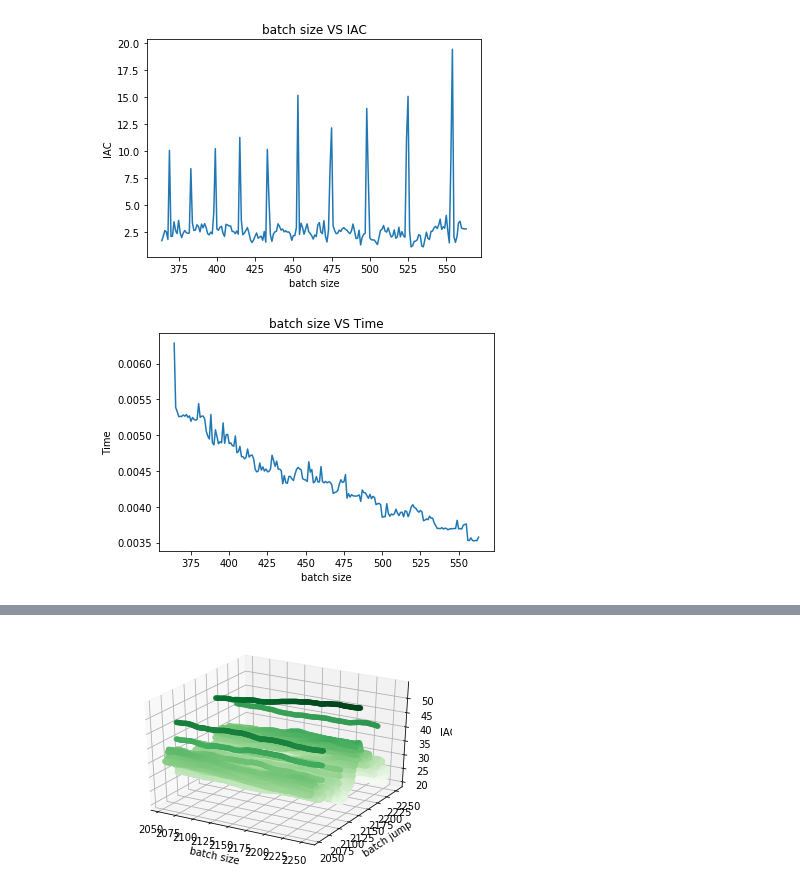
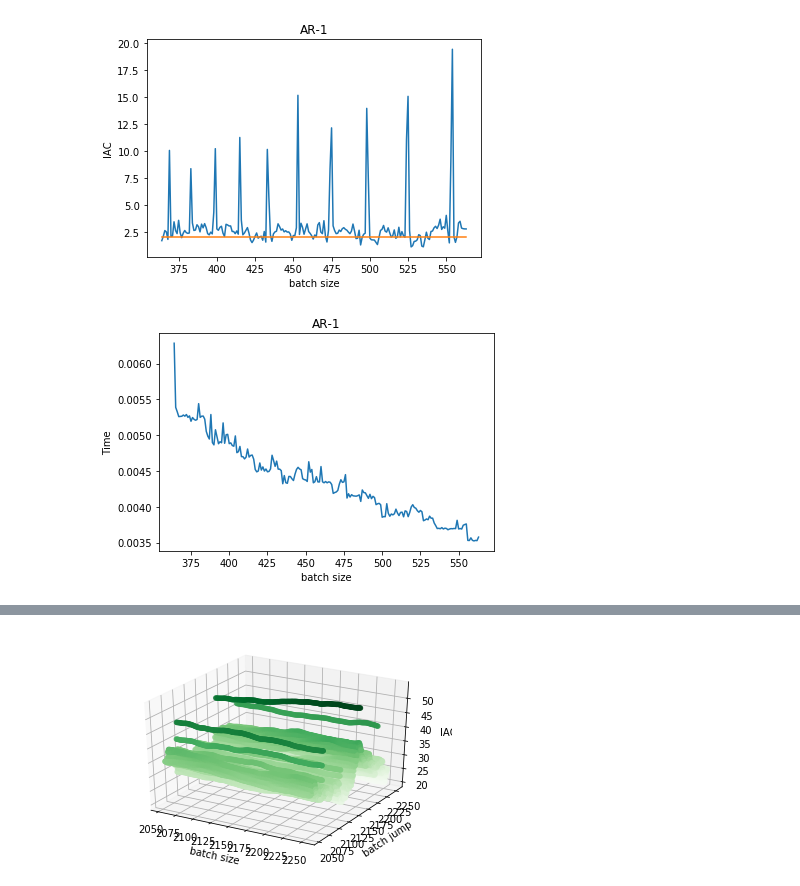
Before and after one commit to kindasad/CDS_Research, a Jupyter notebook: OBM.ipynb, the cells around one changed output, grey strips where cells are left out. Drawn from its saved outputs; the diff is of its cells as text; code cells hidden in the pictures.

```diff
--- a/OBM.ipynb
+++ b/OBM.ipynb
@@ -42,19 +5,22 @@ data
 # %%
 import matplotlib.pyplot as plt
 
 plt.plot(data['batch_size'],data['IAC'])
+iac=[2]*len(data['batch_size'])
+plt.plot(data['batch_size'],iac)
 plt.xlabel('batch size')
 plt.ylabel('IAC')
-plt.title('batch size VS IAC')
+plt.title('AR-1')
 plt.show()
 plt.plot(data['batch_size'],data['time'])
 plt.xlabel('batch size')
 plt.ylabel('Time')
 plt.title('batch size VS Time')
+plt.title('AR-1')
 plt.show()
 # %% [output]
-[figure, old version]
+[figure, new version]
-[figure, old version]
+[figure, new version]
 # %%
 import pandas as pd
 filename='/Users/dengweishu/Desktop/BM_batch_jump.csv'
```
Also changed, not shown: parts of 22 cells of this notebook.
